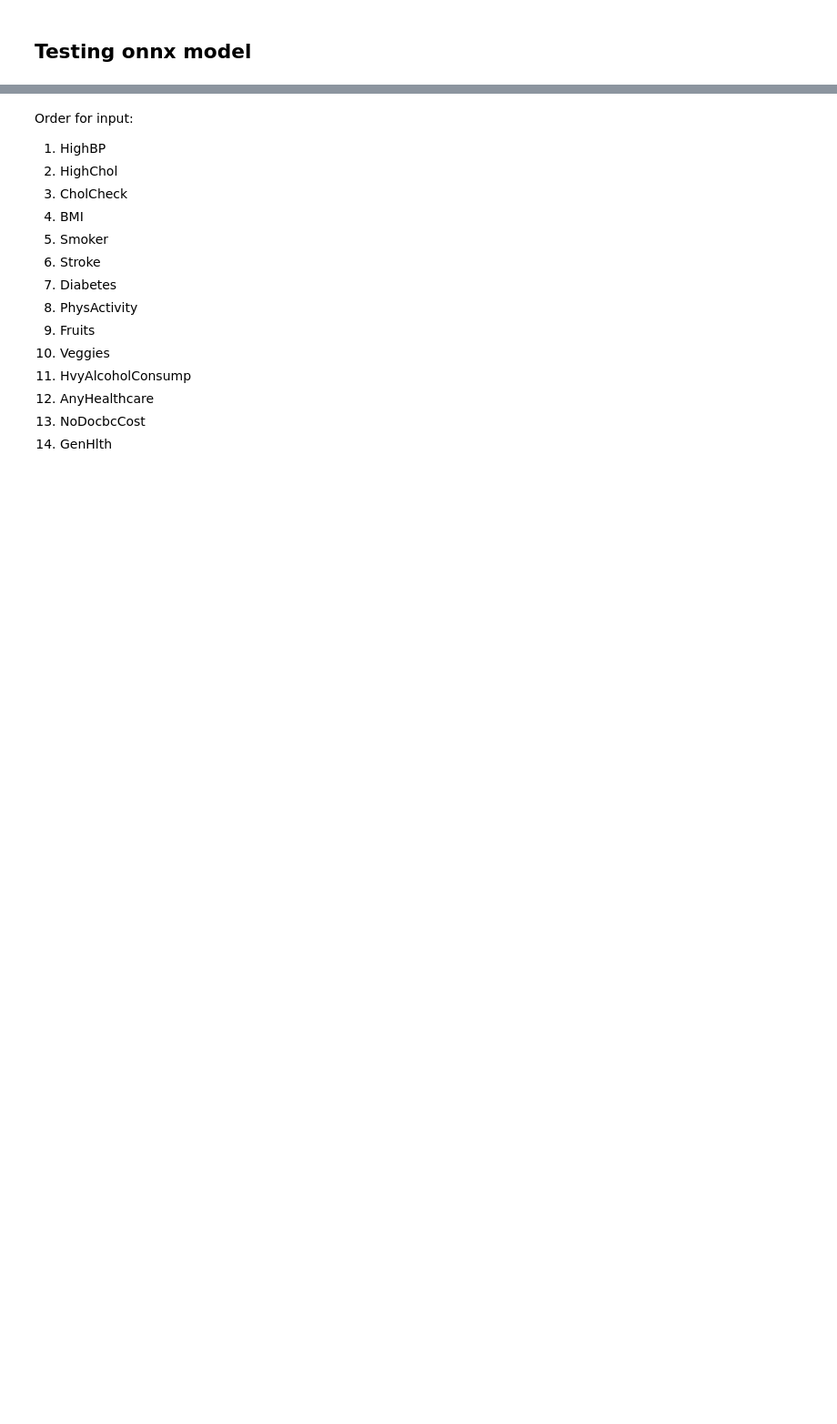
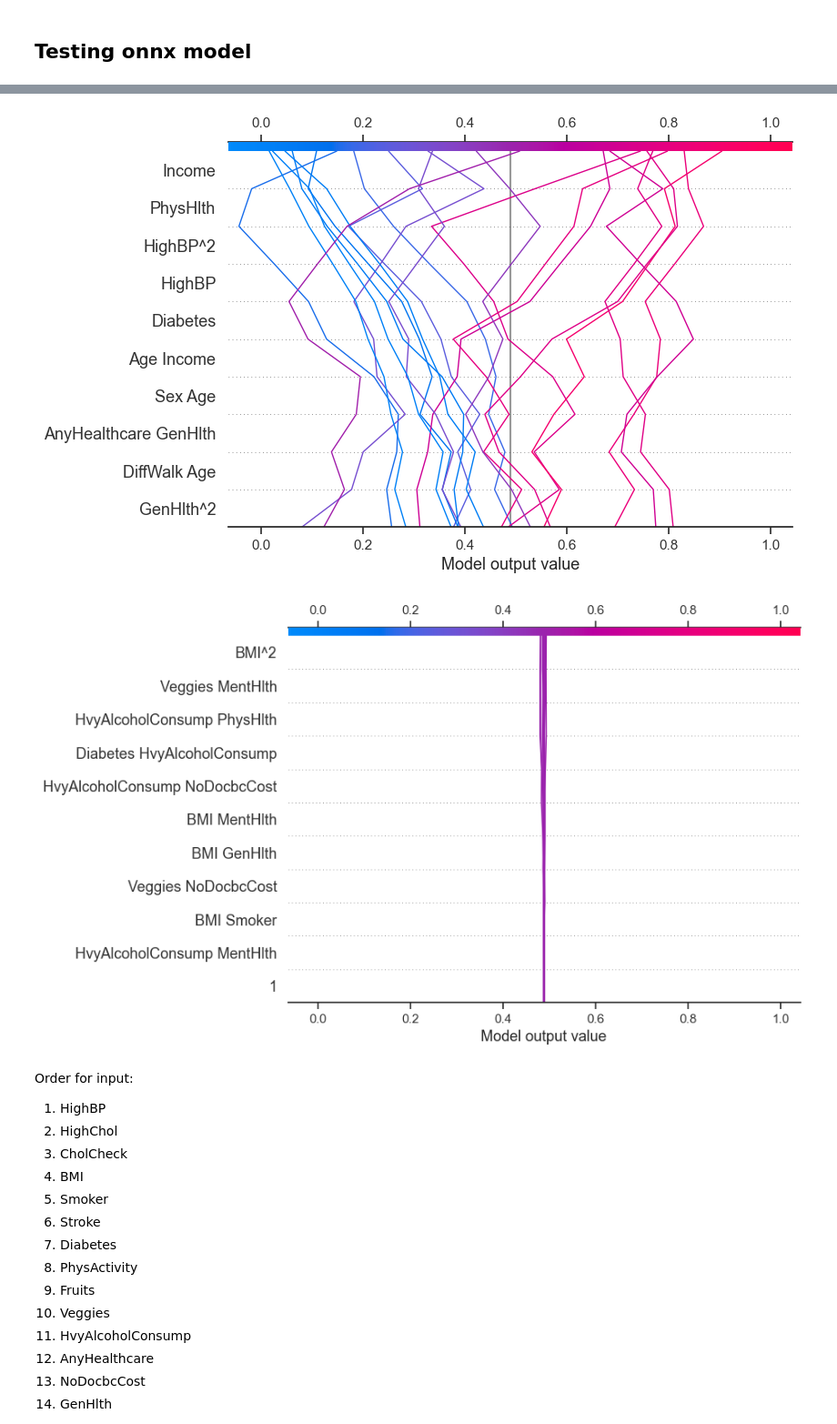
Before and after one commit to kaidalisohaib/AICohortW24, a Jupyter notebook: notebooks/training_best_model.ipynb, the cells around one changed output, grey strips where cells are left out. Shown at 91% size. Drawn from its saved outputs; the diff is of its cells as text; code cells hidden in the pictures; blank space fills up the shorter version.

```diff
--- a/notebooks/training_best_model.ipynb
+++ b/notebooks/training_best_model.ipynb
@@ -111,7 +117,7 @@ classifier = LogisticRegressionCV(
     max_iter=1000,
     random_state=42,
     n_jobs=-1,
-    verbose=3
+    verbose=3,
 )
 
 
@@ -315,3 +314,77 @@ array([[ 1.,  1.,  1., 40.,  1.,  0.,  0.,  0.,  0.,  1.,  0.,  1.,  0.,
+# %%
+new_poly_features = best_pipeline.named_steps["poly_features"].get_feature_names_out(all_features)
+
+shap_values.feature_names = new_poly_features
+
+# Take the 1's
+small_shap_values = shap_values[:,:len(new_poly_features),1]
+expected_value = explainer.expected_value
+
+vals = np.abs(small_shap_values.values).mean(0)
+feature_names = new_poly_features
+
+feature_importance = pd.DataFrame(list(zip(feature_names, vals)),
+                                 columns=['col_name','feature_importance_vals'])
+feature_importance.sort_values(by=['feature_importance_vals'],
+                              ascending=False, inplace=True)
+top_important_feature = feature_importance.iloc[:20, 0].values
+# %%
+%matplotlib inline
+
+# print(shap_values[:, 0, 1])
+# visualize the first prediction's explanation
+# shap.plots.scatter(small_shap_values[:, "Income"], color=small_shap_values)
+# shap.plots.bar(small_shap_values, max_display=20)
+# shap.plots.heatmap(small_shap_values, instance_order=shap.Explanation.sum(1))
+# shap.plots.force(
+#     explainer.expected_value[1], small_shap_values.values, features=new_poly_features
+# )
+
+sex = [
+    "Women" if small_shap_values[i, "Sex"].data == 0 else "Men"
+    for i in range(small_shap_values.shape[0])
+]
+shap.plots.bar(small_shap_values.cohorts(sex).abs.mean(0))
+
+shap.plots.violin(small_shap_values, feature_names=new_poly_features, max_display=20, plot_type="violin")
+
+shap.plots.beeswarm(
+    small_shap_values, max_display=20, order=shap.Explanation.abs.mean(0)
+)
+
+# Define the first slice object
+lenght_features = 10
+slice1 = slice(-1, -lenght_features-1, -1)
+
+# Define the second slice object
+slice2 = slice(-len(new_poly_features)+lenght_features, -len(new_poly_features)-1, -1)
+
+# Combine the two plots
+r1 = shap.plots.decision(
+    explainer.expected_value[1],
+    small_shap_values.values[:20],
+    new_poly_features,
+    feature_order="importance",
+    # feature_display_range=slice(-1, -len(new_poly_features)-1, -1),
+    feature_display_range=slice1,
+    return_objects=True,
+    ignore_warnings=True
+)
+shap.plots.decision(
+    explainer.expected_value[1],
+    small_shap_values.values[:20],
+    new_poly_features,
+    feature_order="importance",
+    # feature_display_range=slice(-1, -len(new_poly_features)-1, -1),
+    feature_display_range=slice2,
+    xlim=r1.xlim,
+    ignore_warnings=True
+)
+
+# shap.summary_plot(small_shap_values, SHAP_X_test, plot_size=(20,6))
+# %% [output]
+[figure, added]
+[figure, added]
 # %% [markdown]
 Order for input:
 
```
Also changed, not shown: parts of 8 cells of this notebook, 19 other files.
